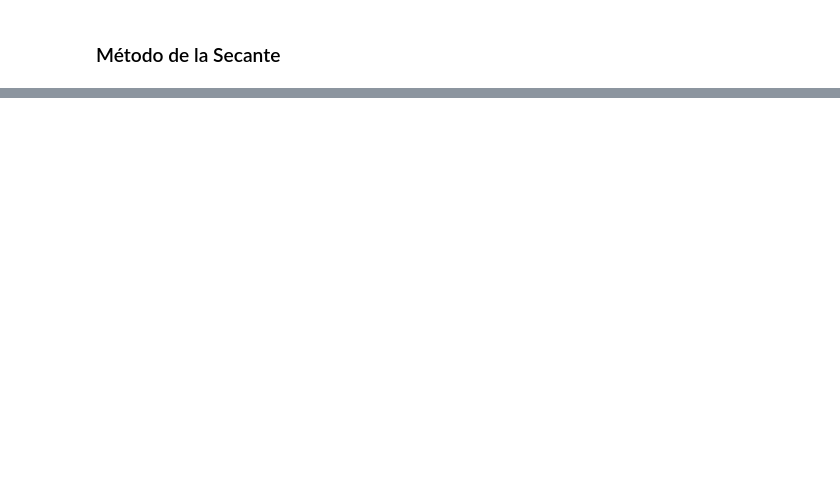
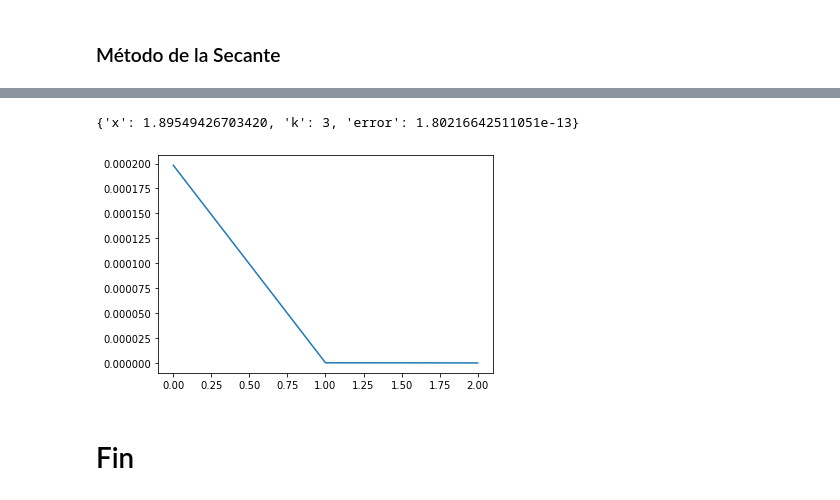
Before and after one commit to randyma01/CE3102-ANPI, a Jupyter notebook: python/ecuaciones_no_lineales/cuaderno/cuaderno_metodos_python.ipynb, the cells around one changed output, grey strips where cells are left out. Saved outputs shown, nothing was run; the diff lists cells and outputs as text; code cells hidden in the pictures; blank space fills up the shorter version.

```diff
--- a/python/ecuaciones_no_lineales/cuaderno/cuaderno_metodos_python.ipynb
+++ b/python/ecuaciones_no_lineales/cuaderno/cuaderno_metodos_python.ipynb
@@ -126,0 +261,7 @@ secante('exp(-(x**2))-x',0,1,10**-8,3)
+# %%
+muller('sin(x)-x/2',2,2.2,1.8,10^-8,3)
+# %% [output]
+{'x': 1.89549426703420, 'k': 3, 'error': 1.80216642511051e-13}
+[figure, added]
+# %% [markdown]
+# Fin
```
Also changed, not shown: parts of 15 cells of this notebook, 16 other files.
